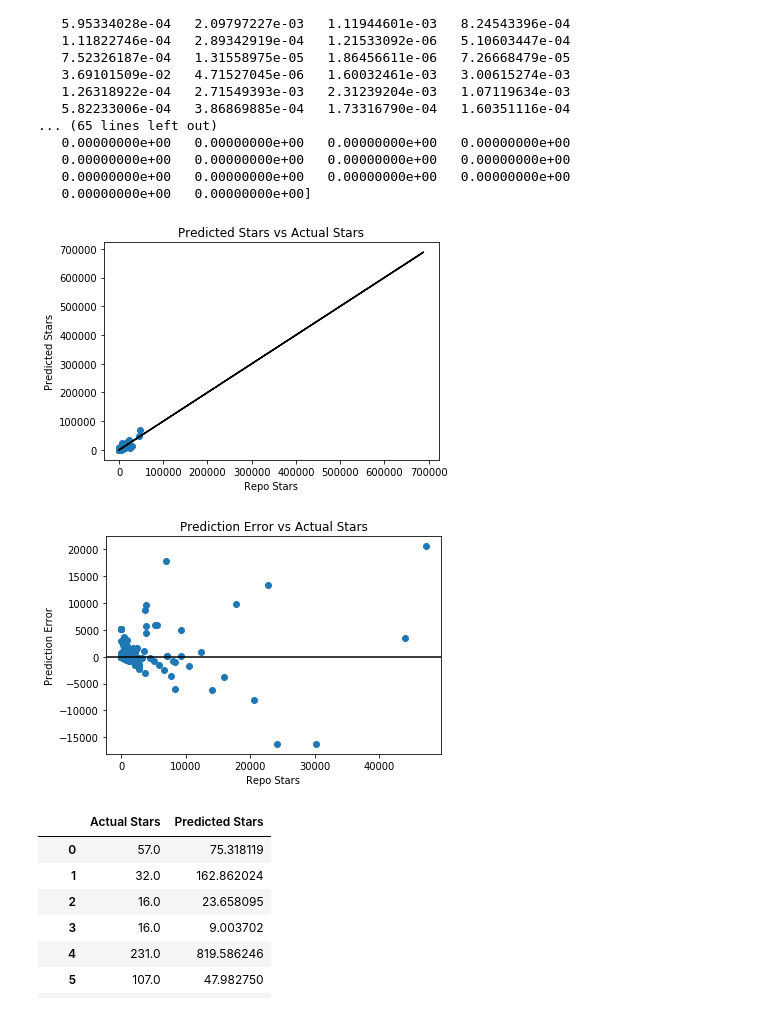
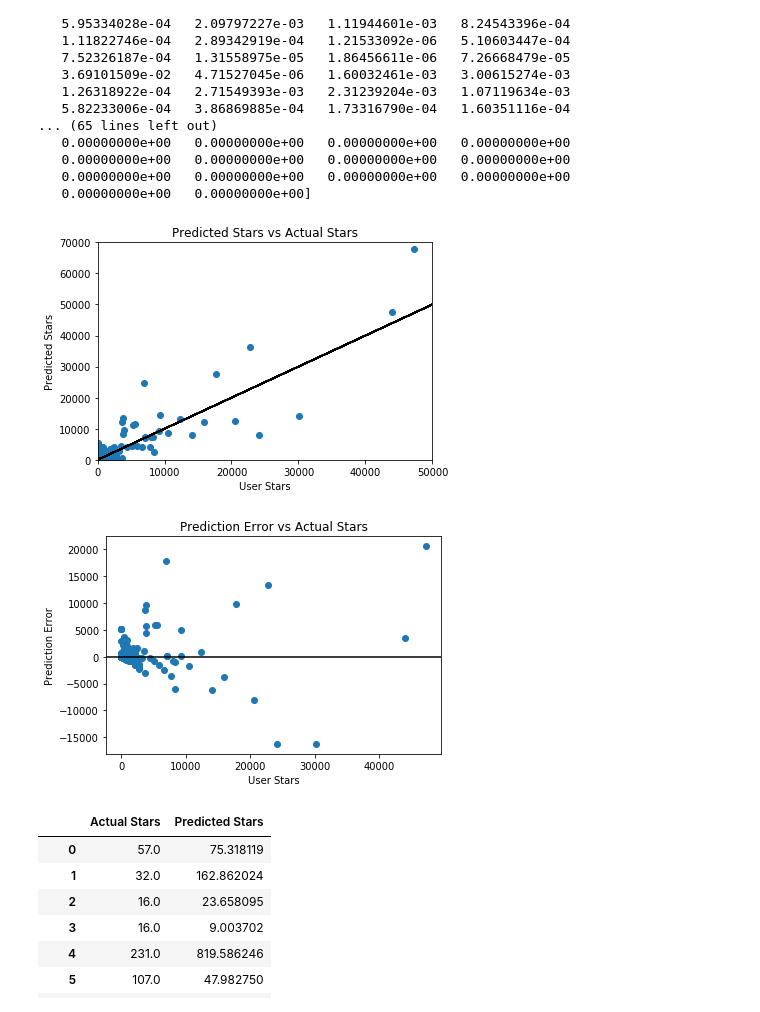
Before and after one commit to andyblueyo/gitskill, a Jupyter notebook: ds/MLExperiment.ipynb, the cells around one changed output. Saved outputs shown, nothing was run; the diff lists cells and outputs as text; code cells hidden in the pictures.

Commit message:
Fixed graph labels and axes

```diff
--- a/ds/MLExperiment.ipynb
+++ b/ds/MLExperiment.ipynb
@@ -98,21 +98,23 @@ print(test_model.feature_importances_)
 # %%
 plt.scatter(test_outcome, test_preds)
 plt.title('Predicted Stars vs Actual Stars')
-plt.xlabel("Repo Stars")
+plt.xlabel("User Stars")
 plt.ylabel("Predicted Stars")
+plt.axis([0, 50000, 0, 70000])
+plt.gca().set_autoscale_on(False)
 plt.plot(outcome, outcome, color='black')
 plt.savefig("./pred_vs_actual.svg", format="svg")
 plt.show()
 
 plt.scatter(test_outcome, test_preds - test_outcome)
 plt.title('Prediction Error vs Actual Stars')
-plt.xlabel("Repo Stars")
+plt.xlabel("User Stars")
 plt.ylabel("Prediction Error")
 plt.axhline(0, color='black')
 plt.savefig("./pred_error.svg", format="svg")
 plt.show()
 # %% [output]
-[figure, old version]
+[figure, new version]
 [figure]
 # %%
 output = pd.DataFrame(data={'Actual Stars':test_outcome, 'Predicted Stars':test_preds})
```
Also changed, not shown: 2 other files.
